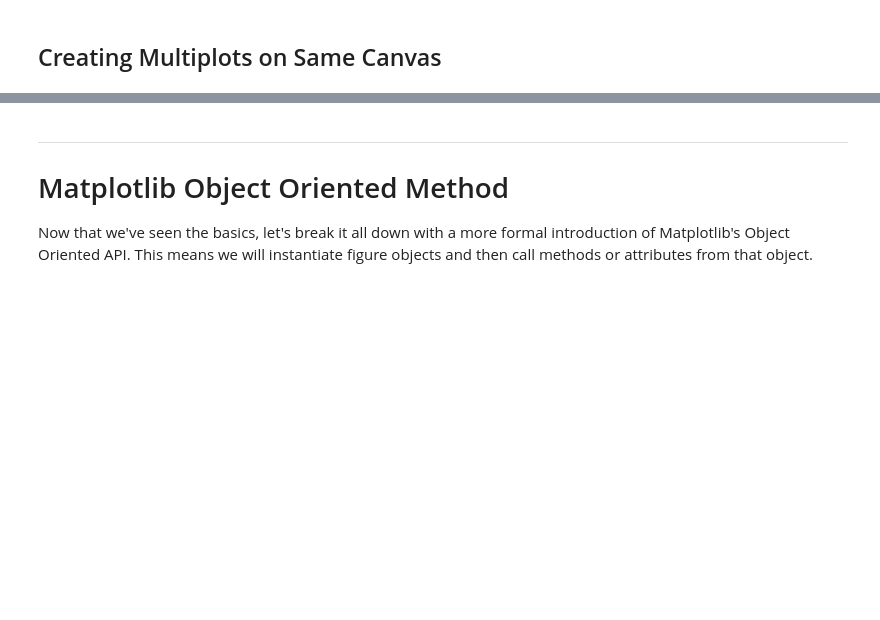
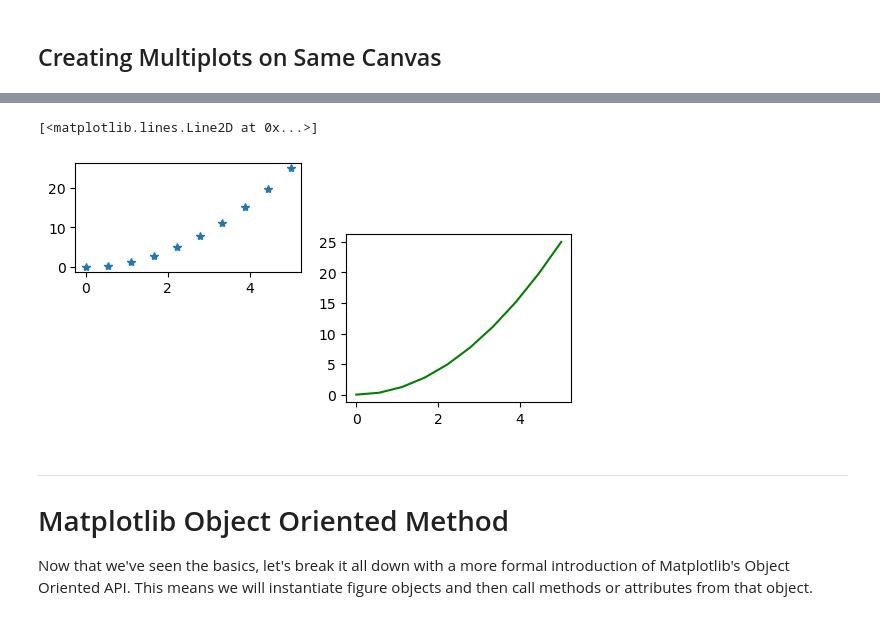
Before and after one commit to madhurverma04/Data-Science, a Jupyter notebook: matplotlib.ipynb, the cells around one changed output, grey strips where cells are left out. Cells and saved outputs as stored; diff of their text form; code cells hidden in the pictures; blank space fills up the shorter version.

```diff
--- a/matplotlib.ipynb
+++ b/matplotlib.ipynb
@@ -69,3 +68,11 @@ plt.ylabel('Y axis')
+# %%
+plt.subplot(3, 2, 3)
+plt.plot(x, y,'*')
+plt.subplot(2, 2, 4)
+plt.plot(x, y,'g-')
+# %% [output]
+[<matplotlib.lines.Line2D at 0x...>]
+[figure, added]
 # %% [markdown]
 ___
 # Matplotlib Object Oriented Method
```
Also changed, not shown: parts of 3 cells of this notebook.
